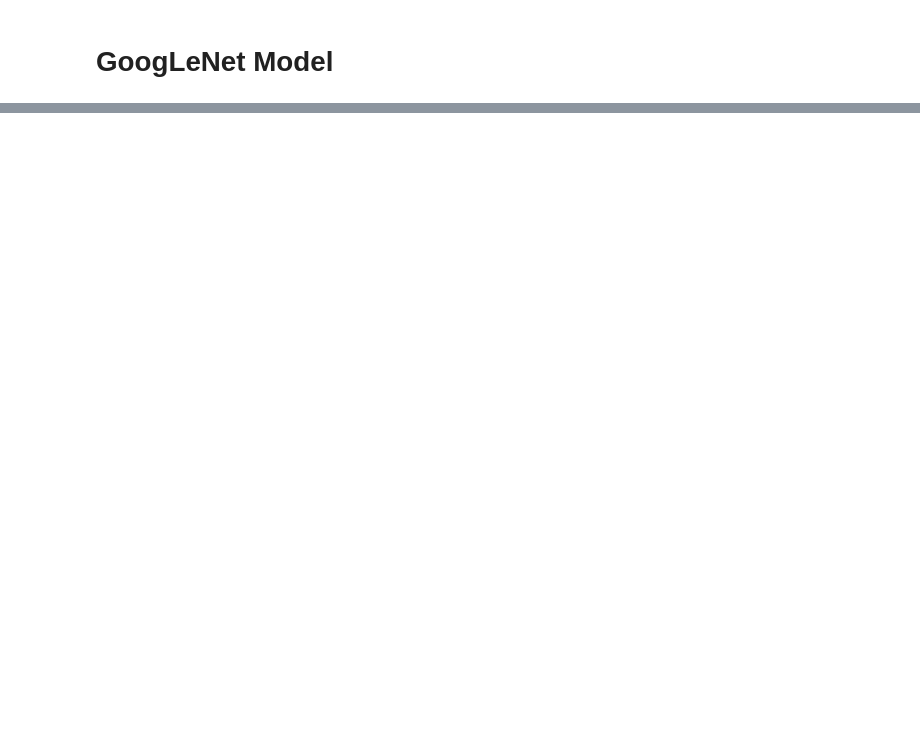
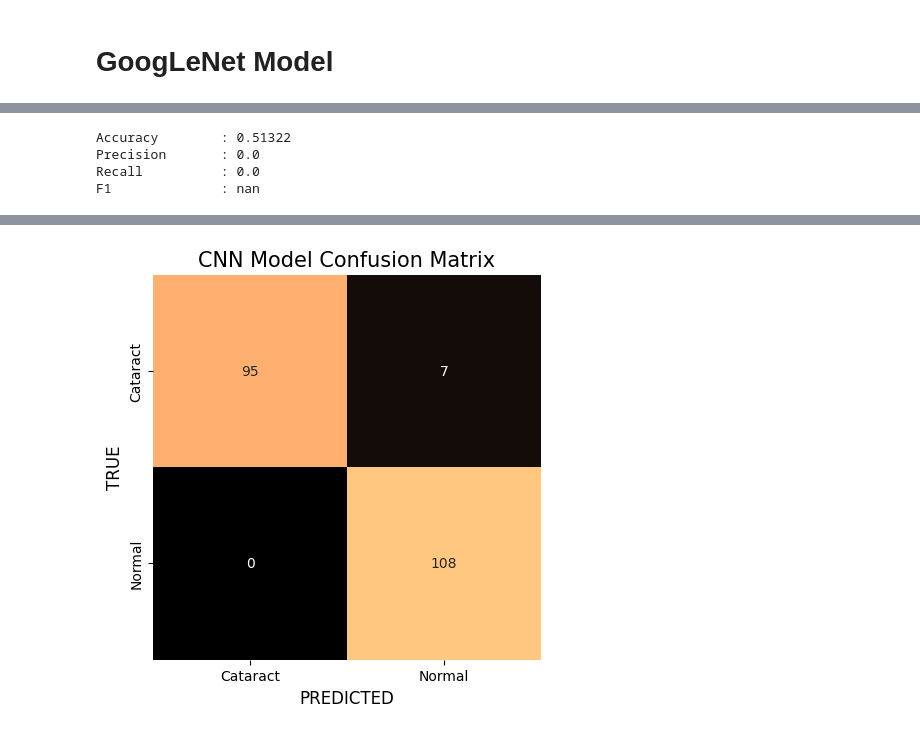
Before and after one commit to JoshuaR26/ODIR-OcularDiseaseIntelligentRecognition, a Jupyter notebook: GoogLENet.ipynb, the cells around one changed output, grey strips where cells are left out. Saved outputs shown, nothing was run; the diff lists cells and outputs as text; code cells hidden in the pictures; blank space fills up the shorter version.

```diff
--- a/GoogLENet.ipynb
+++ b/GoogLENet.ipynb
@@ -125,0 +203,2 @@ model_fit = call_model .fit(train_data,
+# %%
+test_dataset = tf.keras.utils.image_dataset_from_directory(test_dir, image_size=(256, 256))
@@ -125,0 +207,18 @@ model_fit = call_model .fit(train_data,
+# %%
+test_data = test_dataset.map(lambda x, y : (x/255, y))
+# %%
+from tensorflow.keras.metrics import Precision, Recall, BinaryAccuracy
+
+pre = Precision()
+acc = BinaryAccuracy()
+rec = Recall()
+# %%
+for batch in test_data.as_numpy_iterator():
+    X, y = batch
+    y_pred = Model.predict(X)
+    y_pred = Model.predict(X)
+    y_pred = tf.squeeze(y_pred, axis=-1)
+
+    acc.update_state(y, y_pred)
+    pre.update_state(y, y_pred)
+    rec.update_state(y, y_pred)
@@ -125,0 +229,36 @@ model_fit = call_model .fit(train_data,
+# %%
+accuracy = acc.result().numpy()
+precision = pre.result().numpy()
+recall = rec.result().numpy()
+f1 = 2 * (precision*recall) / (precision+recall)
+
+print('Accuracy\t:', round(accuracy,5))
+print('Precision\t:', round(precision,5))
+print('Recall\t\t:', round(recall,5))
+print('F1\t\t:', round(f1,5))
+# %% [output]
+Accuracy        : 0.51322
+Precision       : 0.0
+Recall          : 0.0
+F1              : nan
+# %%
+Y=[]
+Y_pred=[]
+for batch in test_data.as_numpy_iterator():
+    X, y = batch
+    y_pred = Model.predict(X)
+    y_pred = (y_pred > 0.5)
+    Y.extend(y)
+    Y_pred.extend(y_pred)
+
+from sklearn.metrics import confusion_matrix
+cm = confusion_matrix(Y, Y_pred)
+
+plt.figure(figsize=(5, 5))
+sns.heatmap(cm, annot=True, fmt='d', cmap='copper', cbar=False,
+            xticklabels=['Cataract', 'Normal'], yticklabels=['Cataract', 'Normal'])
+plt.xlabel('PREDICTED', fontsize=12)
+plt.ylabel('TRUE', fontsize=12)
+plt.title('CNN Model Confusion Matrix', fontsize=15)
+plt.show()
+# %% [output]
@@ -125,0 +272 @@ model_fit = call_model .fit(train_data,
+[figure, added]
```
Also changed, not shown: parts of 18 cells of this notebook.
